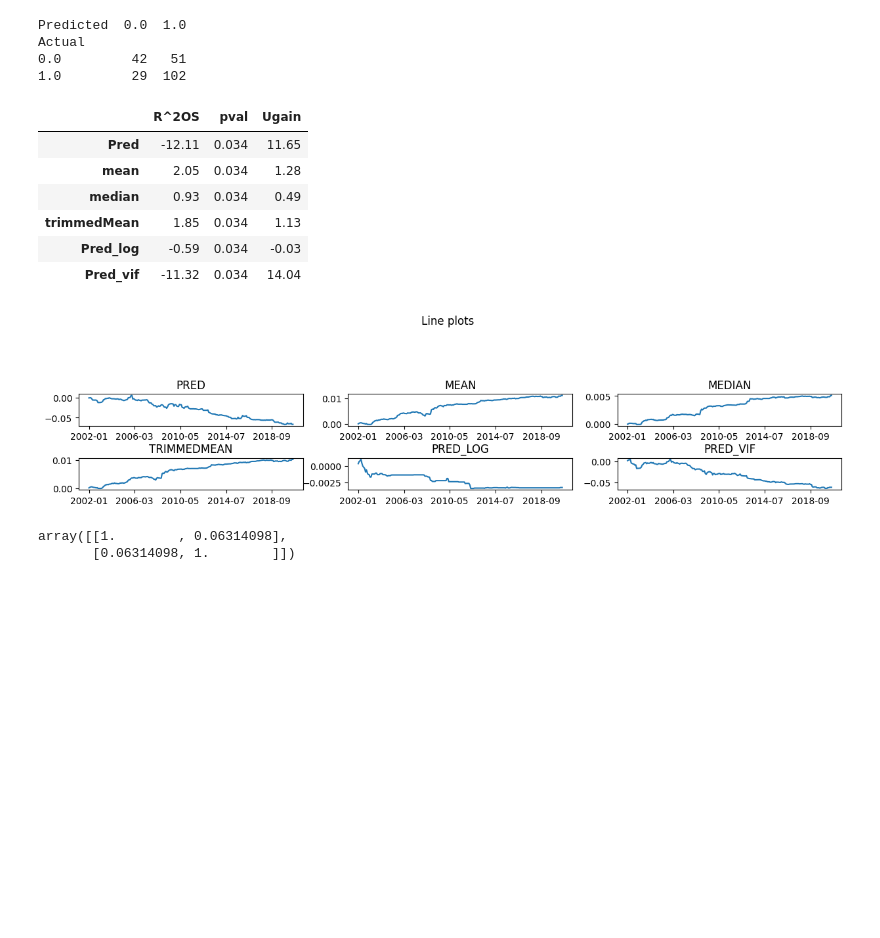
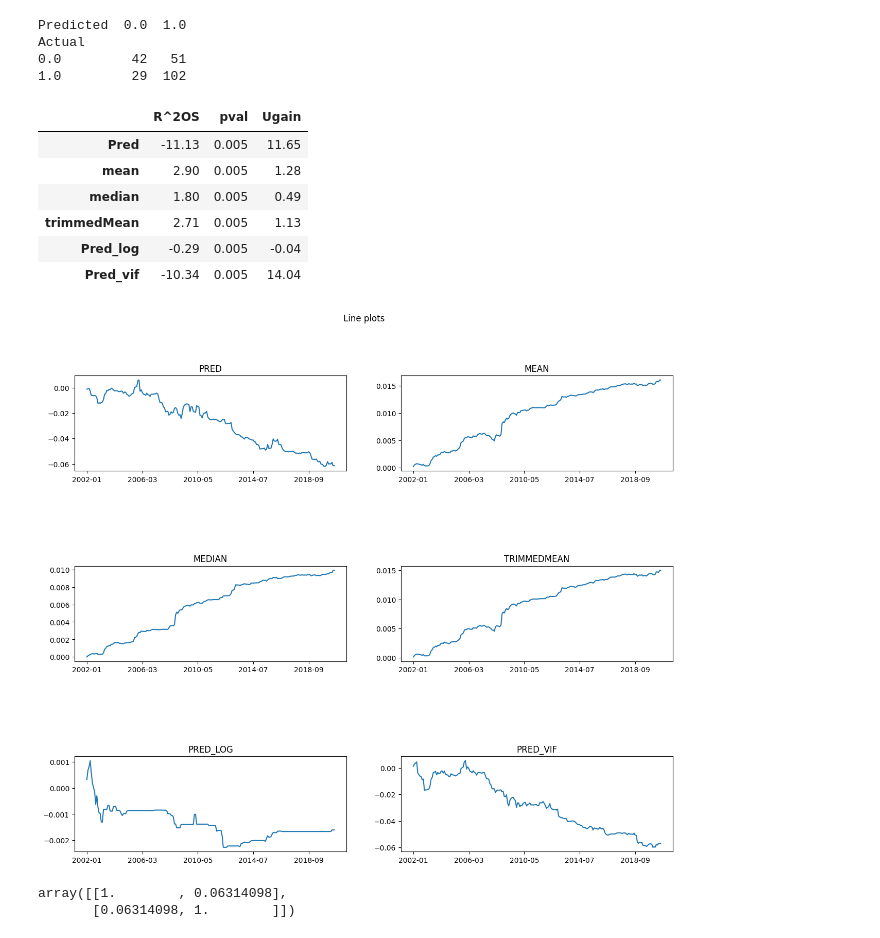
Before and after one commit to jessekeranen/seminar, a Jupyter notebook: jupyter.ipynb, the cells around one changed output. Saved outputs shown, nothing was run; the diff lists cells and outputs as text; code cells hidden in the pictures; blank space fills up the shorter version.

```diff
--- a/jupyter.ipynb
+++ b/jupyter.ipynb
@@ -513,8 +510,7 @@ for i in indexTemp:
 # I moved rhmean one step "forward" to avoid forward looking information
 # rhmean = pd.Series(hmean)
 # rhmean = rhmean.shift(1)
-rhmean = pd.Series(hmean[finalIndexMonthly.index.get_loc("2001-12"):])
-rhmean = rhmean.reset_index(drop=True)
+rhmean = pd.Series(hmean[finalIndexMonthly.index.get_loc("2001-12"):-1])
 
 
 
@@ -522,7 +518,7 @@ rhmean = rhmean.reset_index(drop=True)
 riskAversion = 3
 varianceUT = finalIndexMonthly.loc[:,"K1"]*100
 #utilityDF
-varianceUT = varianceUT.rolling(len(varianceUT),min_periods=12*10).var().loc["2001-12":]
+varianceUT = varianceUT.rolling(len(varianceUT),min_periods=12*10).var().loc["2002-01":]
 rhmean.index = varianceUT.index
 wVariable = (rhmean*100).div(varianceUT)*(1/riskAversion)
 
@@ -693,14 +689,12 @@ Date
 2020-08    0.008353
 Name: K1, Length: 224, dtype: float64
 # %%
+#because we predict in 2002-01, we need to start training the model in 2001-11, since the row contains the dependent variable of 2001-12 respectively
 dates = finalIndexMonthly.loc["2002-01":].index
 anzahlIV = len(finalmonthlyOnlyIV.columns)
 resultsForecastUV = np.zeros((anzahlIV,4))
 
 figuresOosUV = list()
-
-#average return past
-# rhmean = pd.Series(hmean[finalIndexMonthly.index.get_loc("2002-01"):])
 
 #real return
 realReturns = finalIndexMonthly.loc["2002-01":,"K1"]
@@ -719,6 +713,7 @@ for i, IV in enumerate(finalmonthlyOnlyIV.columns):
         ols = sm.OLS(y, X).fit()
         olsTemp = ols.params[0] + ols.params[1]*finalIndexMonthly.loc[j,IV]
         oospread.append(olsTemp)
+
 
 
         rapachTabelle[rapachCounter, i] = olsTemp
@@ -741,6 +736,7 @@ for i, IV in enumerate(finalmonthlyOnlyIV.columns):
 
     #R^2 os
     oospread = pd.Series(oospread)
+    oospread.index = rhmean.index
     rNormalR2os = 1 -(np.square(realReturns-oospread)).sum()/(np.square(realReturns-rhmean)).sum()
     resultsForecastUV[i,0] = round(rNormalR2os*100,2)
 
@@ -757,7 +753,7 @@ for i, IV in enumerate(finalmonthlyOnlyIV.columns):
     #If one wants to, they can replace oospred with oospredCampbell to get Campbell restricted figures)
     sqm = list()
     for k in oospread.index:
-        sqm.append(np.square(realReturns.iloc[0:k] - rhmean.iloc[0:k]).sum() - np.square(realReturns.iloc[0:k] - oospread[0:k]).sum())
+        sqm.append(np.square(realReturns.loc[:k] - rhmean.loc[:k]).sum() - np.square(realReturns.loc[:k] - oospread.loc[:k]).sum())
     figuresOosUV.append(sqm)
 
     #utility gain: here portfolio with forecast
@@ -780,4 +776,4 @@ for i, IV in enumerate(finalmonthlyOnlyIV.columns):
 resultsForecastUV = pd.DataFrame(resultsForecastUV)
 resultsForecastUV.columns = ["R^2OS", "pval", "signRE", "Ugain"]
 resultsForecastUV.index = finalmonthlyOnlyIV.columns
-resultsForecastUV
+#resultsForecastUV
@@ -847,0 +853,11 @@ discountFactor2 = 1.0
+# %%
+a = pd.Series(rapachTabelle.iloc[:,0])
+a.index = realReturns.index
+m = len(finalIndexMonthly.loc["2001-11":"2020-06"].index)
+t = len(finalIndexMonthly.index)
+
+a = (realReturns)-a
+
+1 ** (len(finalIndexMonthly))
+#len(finalIndexMonthly)
+#len(finalIndexMonthly.loc[:"2001-11"].index)
@@ -977,31 +1000,31 @@ resultsForecastMV.index = row_names
 resultsForecastMV
 # %% [output]
 |  | R^2OS | pval | Ugain |
-| Pred | -12.11 | 0.034 | 11.65 |
-| mean | 2.05 | 0.034 | 1.28 |
-| median | 0.93 | 0.034 | 0.49 |
-| trimmedMean | 1.85 | 0.034 | 1.13 |
-| Pred_log | -0.59 | 0.034 | -0.03 |
-| Pred_vif | -11.32 | 0.034 | 14.04 |
+| Pred | -11.13 | 0.005 | 11.65 |
+| mean | 2.90 | 0.005 | 1.28 |
+| median | 1.80 | 0.005 | 0.49 |
+| trimmedMean | 2.71 | 0.005 | 1.13 |
+| Pred_log | -0.29 | 0.005 | -0.04 |
+| Pred_vif | -10.34 | 0.005 | 14.04 |
 # %%
 figuresOosMVDF = pd.DataFrame(np.transpose(figuresOosMV))
 figuresOosMVDF = figuresOosMVDF.set_index(dates)
 figuresOosMVDF.columns = df2.columns[2:]
 
 
 plt.figure(figsize=(15, 12))
 plt.subplots_adjust(hspace=1)
 plt.suptitle("Line plots")
 
 for i, col in enumerate(figuresOosMVDF.columns):
-    ax = plt.subplot(10, 3, i + 1)
+    ax = plt.subplot(3, 2, i + 1)
 
     figuresOosMVDF[col].plot(ax=ax)
 
     ax.set_title(col.upper())
     ax.set_xlabel("")
 # %% [output]
-[figure, old version]
+[figure, new version]
 # %%
 np.corrcoef(df2["Pred"], df2["K1"])
 # %% [output]
```
Also changed, not shown: parts of 9 cells of this notebook.
